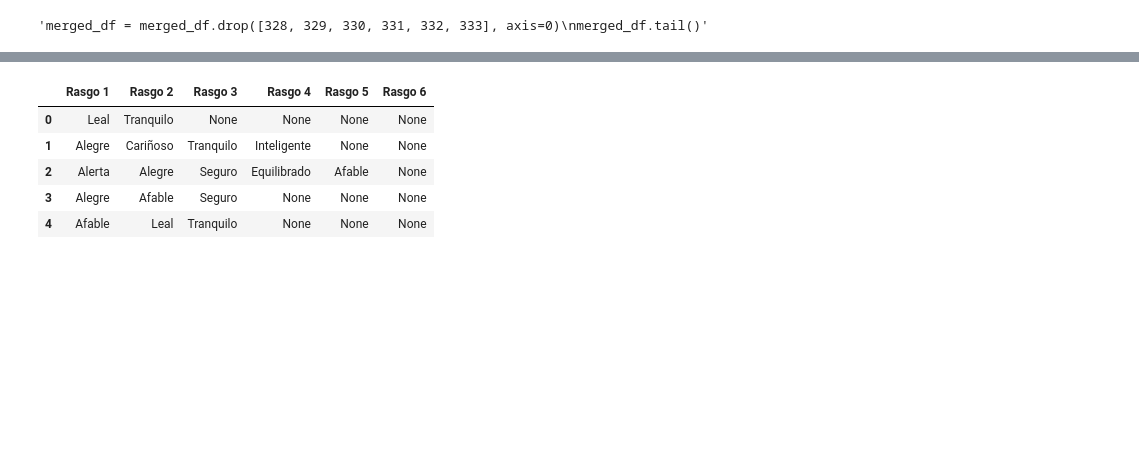
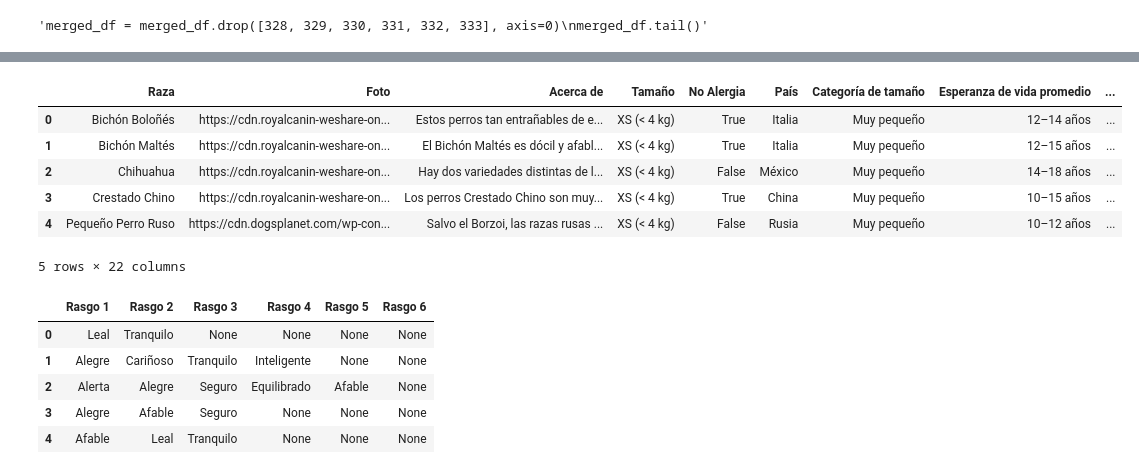
Before and after one commit to Hrodward88/Final-Project-IronHack-23, a Jupyter notebook: Final Project/DogAssembly.ipynb, the cells around one changed output, grey strips where cells are left out. Drawn from its saved outputs; the diff is of its cells as text; code cells hidden in the pictures; blank space fills up the shorter version.

```diff
--- a/Final Project/DogAssembly.ipynb
+++ b/Final Project/DogAssembly.ipynb
@@ -566,3 +566,46 @@ Cuidados
 Ejercicio                                                                                                                                                                                                ...
 Guardia                                                                                                                                                                                                  ...
 Name: 12, dtype: object
+# %%
+
+Sizes.loc[4, 'Foto'] = 'https://cdn.dogsplanet.com/wp-content/uploads/2019/10/petit-chien-russe.jpg.webp'
+Sizes.loc[26, 'Foto'] ='https://www.purina.es/sites/default/files/styles/ttt_image_original/public/2021-02/BREED%20Hero%20Desktop_0115_fox_terrier_wire.webp?itok=o-YPsysc'
+Sizes.loc[30, 'Foto'] = 'https://t2.ea.ltmcdn.com/es/razas/2/0/0/jack-russell-terrier_2_0_600.webp'
+Sizes.loc[32, 'Foto'] = 'https://www.purina.es/sites/default/files/styles/ttt_image_original/public/2021-02/BREED%20Hero%20Desktop_0142_king_charles_spaniel.webp?itok=z1WFPY7P'
+Sizes.loc[37, 'Foto'] = 'https://nfnatcane.es/blog/wp-content/uploads/2020/04/físico-del-perro-Parson-Russell-Terrier.jpg'
+Sizes.loc[46, 'Foto'] = 'https://t2.ea.ltmcdn.com/es/razas/9/1/0/podenco-portugues_19_0_600.webp'
+Sizes.loc[48, 'Foto'] = 'https://upload.wikimedia.org/wikipedia/commons/1/19/Hollandsche_smoushonden_2.JPG'
+Sizes.loc[72, 'Foto'] = 'https://www.purina.es/sites/default/files/styles/ttt_image_original/public/2021-02/BREED%20Hero%20Desktop_0184_alaskan_malamute.webp?itok=_5IriRnJ'
+Sizes.loc[81, 'Foto'] = 'https://www.purina.es/sites/default/files/styles/ttt_image_original/public/2021-02/BREED%20Hero%20Desktop_0170_bearded_collie.webp?itok=CHs0S5S4'
+Sizes.loc[84, 'Foto'] = 'https://t1.ea.ltmcdn.com/es/razas/4/4/1/appenzeller-o-perro-boyero-de-appenzell_144_0_600.webp'
+Sizes.loc[104, 'Foto'] = 'https://www.purina.es/sites/default/files/styles/ttt_image_original/public/2021-02/BREED%20Hero%20Desktop_0123_doberman.webp?itok=3LPiccUl'
+Sizes.loc[110, 'Foto'] = 'https://www.purina.es/sites/default/files/styles/ttt_image_original/public/2021-02/BREED%20Hero%20Desktop_0175_basset_griffon_vendeen_grande.webp?itok=muk0fr6F'
+Sizes.loc[111, 'Foto'] = 'https://fello.pet/wp-content/uploads/2020/12/gaskonskij-griffon-1.jpg'
+Sizes.loc[125, 'Foto'] = 'https://www.mascotas.com/cms/razas/Raza_5d1aa4dc717f0_01072019.jpg'
+Sizes.loc[134, 'Foto'] = 'https://fordogtrainers.es/images/razas-de-perros/P/perro-de-raza-pastor-bergamasco.jpg'
+Sizes.loc[157, 'Foto'] = 'https://www.purina.es/sites/default/files/styles/ttt_image_original/public/2021-02/BREED%20Hero%20Desktop%20Finnish%20Laphund%20%281%29.webp?itok=tSlHGtop'
+Sizes.loc[176, 'Foto'] = 'https://www.worldlifeexpectancy.com//images/a/d/d/b/posavaz_hound/posavaz_hound_1.min.jpg'
+Sizes.loc[204, 'Foto'] = 'https://upload.wikimedia.org/wikipedia/commons/f/fe/American_Brittany_standing.jpg'
+Sizes.loc[215, 'Foto'] = 'https://www.purina.es/sites/default/files/styles/ttt_image_original/public/2021-02/BREED%20Hero%20Desktop_0089_irish_terrier.webp?itok=eC8dmGDZ'
+Sizes.loc[216, 'Foto'] = 'https://rockidentifier.com/wiki-image/1080/A101A41918BC4B79B4C78BC8B4776BA3.jpeg'
+Sizes.loc[232, 'Foto'] = 'https://www.purina.es/sites/default/files/styles/ttt_image_original/public/2021-02/BREED%20Hero%20Desktop_0110_german_shorthaired_pointer.webp?itok=cNNrlKiX'
+Sizes.loc[238, 'Foto'] = 'https://fello.pet/wp-content/uploads/2020/12/cheshskaya-zhestkosher1.jpg'
+Sizes.loc[277, 'Foto'] = 'https://www.worldlifeexpectancy.com//images/a/d/d/b/ciobanesc_romanesc_mioritic/ciobanesc_romanesc_mioritic_1.min.jpg'
+Sizes.loc[292, 'Foto'] = 'https://fello.pet/wp-content/uploads/2020/12/poitevin_01.jpg'
+Sizes.loc[302, 'Foto'] = 'https://cdn.dogsplanet.com/wp-content/uploads/2019/10/brachet-polonais.jpg.webp'
+Sizes.loc[305, 'Foto'] = 'https://www.purina.es/sites/default/files/styles/ttt_image_original/public/2021-02/BREED%20Hero%20Desktop_0104_gordon_setter.webp?itok=5-mscqFt'
+Sizes.loc[318, 'Foto'] = 'https://www.purina.es/sites/default/files/styles/ttt_image_original/public/2021-02/BREED%20Hero%20Desktop_0069_mastiff.webp?itok=rhBjs0Vz'
+Sizes.loc[19, 'Foto'] = 'https://upload.wikimedia.org/wikipedia/commons/b/bb/Braque_d_Auvergne.jpg'
+Sizes.loc[78, 'Foto'] = 'https://www.dogalize.com/wp-content/uploads/2017/02/perro-basset-azul-de-gascuna.jpg'
+Sizes.loc[117, 'Foto'] = 'https://www.akc.org/wp-content/uploads/2017/11/Hokkaido.1.jpg'
+Sizes.loc[153, 'Foto'] = 'https://www.purina.es/sites/default/files/styles/ttt_image_original/public/2021-02/BREED%20Hero%20Desktop_0144_Canaan.webp?itok=d1Elv-k0'
+Sizes.loc[156, 'Foto'] = 'https://www.fci.be/Nomenclature/Illustrations/348g05.jpg'
+Sizes.loc[168, 'Foto'] = 'https://www.purina.es/sites/default/files/styles/ttt_image_original/public/2021-02/BREED%20Hero%20Desktop_0172_bavarian_mountain_hound.webp?itok=0AM534sg'
+Sizes.loc[187, 'Foto'] = 'https://cdn.dogsplanet.com/wp-content/uploads/2019/10/chien-courant-italien-à-poil-ras.jpg.webp'
+Sizes.loc[200, 'Foto'] = 'https://www.purina.es/sites/default/files/styles/ttt_image_original/public/2021-02/BREED%20Hero%20Desktop_0029_shar_pei_0.webp?itok=DtwEbTZX'
+Sizes.loc[202, 'Foto'] = 'https://www.purina.es/sites/default/files/styles/ttt_image_original/public/2021-02/BREED%20Hero%20Desktop_0024_sloughi.webp?itok=KRaalh3T'
+Sizes.loc[239, 'Foto'] = 'https://toppercan.es/wp-content/uploads/2018/10/cimarron.jpg'
+Sizes.loc[247, 'Foto'] = 'https://www.webanimales.com/ficheros/2014/03/Fila.jpg'
+Sizes.loc[251, 'Foto'] = 'https://i0.wp.com/www.akc.org/wp-content/uploads/2017/11/Grand-Basset-Griffon-Vendeen-on-White-01.jpg?w=1200&ssl=1'
+Sizes.loc[283, 'Foto'] = 'https://fello.pet/wp-content/uploads/2020/12/grenlandskaya-sobaka-3.jpg'
+Sizes.loc[298, 'Foto'] = 'https://smylepets.com/wp-content/uploads/2021/03/basset-de-artois-perro.jpg.webp'
@@ -569,3 +632,13 @@ Name: 12, dtype: object
+# %%
+Sizes.head()
+# %% [output]
+|  | Raza | Foto | Acerca de | Tamaño | No Alergia | País | Categoría de tamaño | Esperanza de vida promedio | ... |
+| 0 | Bichón Boloñés | https://cdn.royalcanin-weshare-on... | Estos perros tan entrañables de e... | XS (< 4 kg) | True | Italia | Muy pequeño | 12–14 años | ... |
+| 1 | Bichón Maltés | https://cdn.royalcanin-weshare-on... | El Bichón Maltés es dócil y afabl... | XS (< 4 kg) | True | Italia | Muy pequeño | 12–15 años | ... |
+| 2 | Chihuahua | https://cdn.royalcanin-weshare-on... | Hay dos variedades distintas de l... | XS (< 4 kg) | False | México | Muy pequeño | 14–18 años | ... |
+| 3 | Crestado Chino | https://cdn.royalcanin-weshare-on... | Los perros Crestado Chino son muy... | XS (< 4 kg) | True | China | Muy pequeño | 10–15 años | ... |
+| 4 | Pequeño Perro Ruso | https://cdn.dogsplanet.com/wp-con... | Salvo el Borzoi, las razas rusas ... | XS (< 4 kg) | False | Rusia | Muy pequeño | 10–12 años | ... |
+5 rows × 22 columns
 # %%
 Sizes.to_csv('TablaPerra.csv', index=False)
 # %%
```
Also changed, not shown: parts of 1 cell of this notebook, 39 other files.
